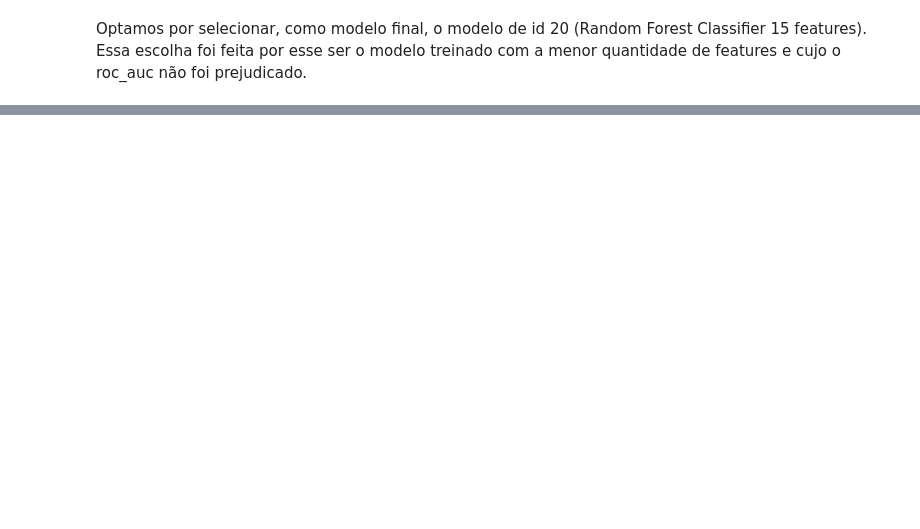
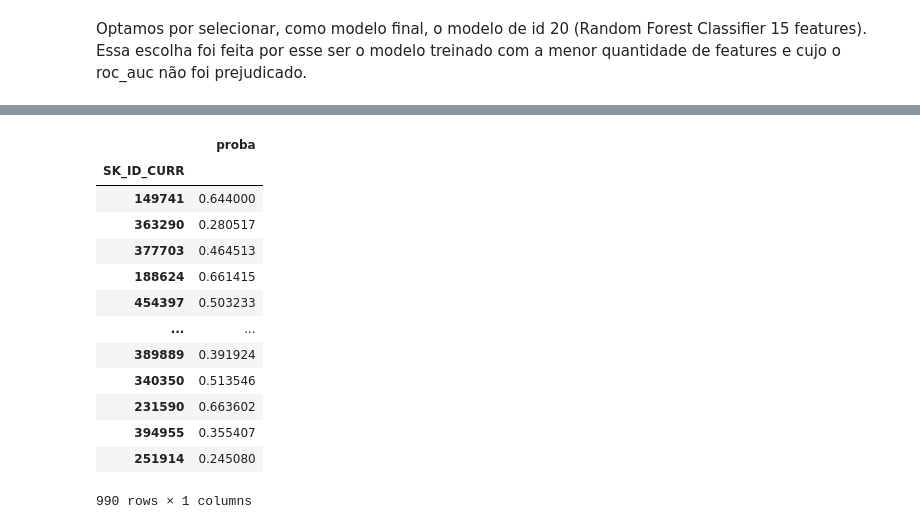
Before and after one commit to juliolimoli/projeto_dados, a Jupyter notebook: parte_DS_final.ipynb, the cells around one changed output, grey strips where cells are left out. Cells and saved outputs as stored; diff of their text form; code cells hidden in the pictures; blank space fills up the shorter version.

```diff
--- a/parte_DS_final.ipynb
+++ b/parte_DS_final.ipynb
@@ -652,0 +738,3 @@ Optamos por selecionar, como modelo final, o modelo de id 20 (Random Forest Clas
+# %%
+df_test_student_dummies = df_test_student_dummies.set_index('SK_ID_CURR')
+X_test_student = df_test_student_dummies[features_rfc_15]
@@ -652,0 +752,18 @@ Optamos por selecionar, como modelo final, o modelo de id 20 (Random Forest Clas
+# %%
+X_proba = X_test_student[['proba']]
+X_proba
+# %% [output]
+|  | proba |
+| SK_ID_CURR |  |
+| 149741 | 0.644000 |
+| 363290 | 0.280517 |
+| 377703 | 0.464513 |
+| 188624 | 0.661415 |
+| 454397 | 0.503233 |
+| ... | ... |
+| 389889 | 0.391924 |
+| 340350 | 0.513546 |
+| 231590 | 0.663602 |
+| 394955 | 0.355407 |
+| 251914 | 0.245080 |
+990 rows × 1 columns
```
Also changed, not shown: parts of 11 cells of this notebook, 2 other files.
